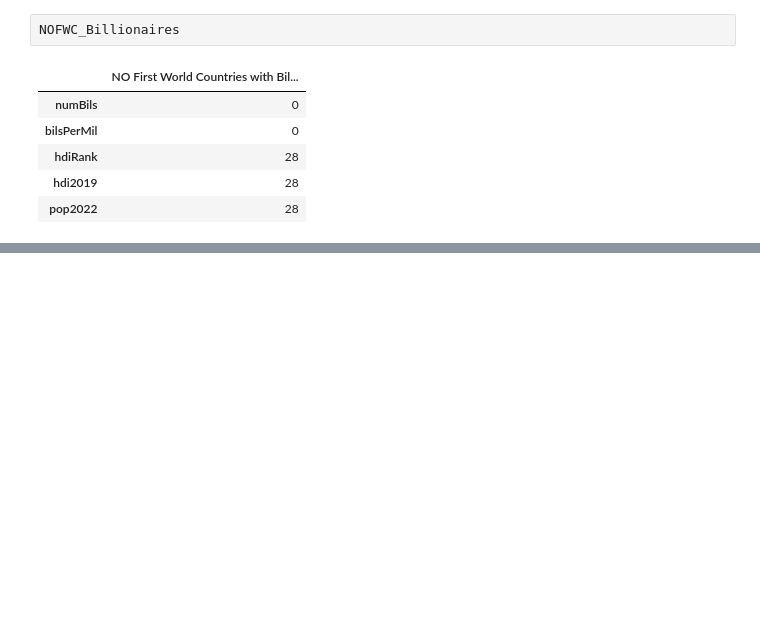
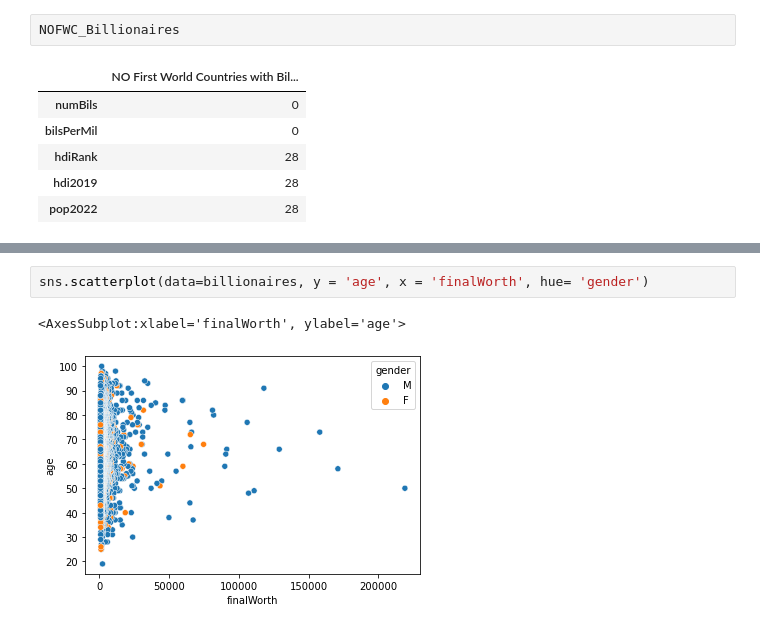
Before and after one commit to Audkaur/UCDPA_AudreyKoussou, a Jupyter notebook: UCDPA_AudreyKoussou.ipynb, the cells around one changed output, grey strips where cells are left out. Cells and saved outputs as stored; diff of their text form; blank space fills up the shorter version.

Commit message:
Machine Learning and Visualization was added to the project

```diff
--- a/UCDPA_AudreyKoussou.ipynb
+++ b/UCDPA_AudreyKoussou.ipynb
@@ -454,0 +579,5 @@ NOFWC_Billionaires
+# %%
+sns.scatterplot(data=billionaires, y = 'age', x = 'finalWorth', hue= 'gender')
+# %% [output]
+<AxesSubplot:xlabel='finalWorth', ylabel='age'>
+[figure, added]
```
Also changed, not shown: parts of 34 cells of this notebook.
